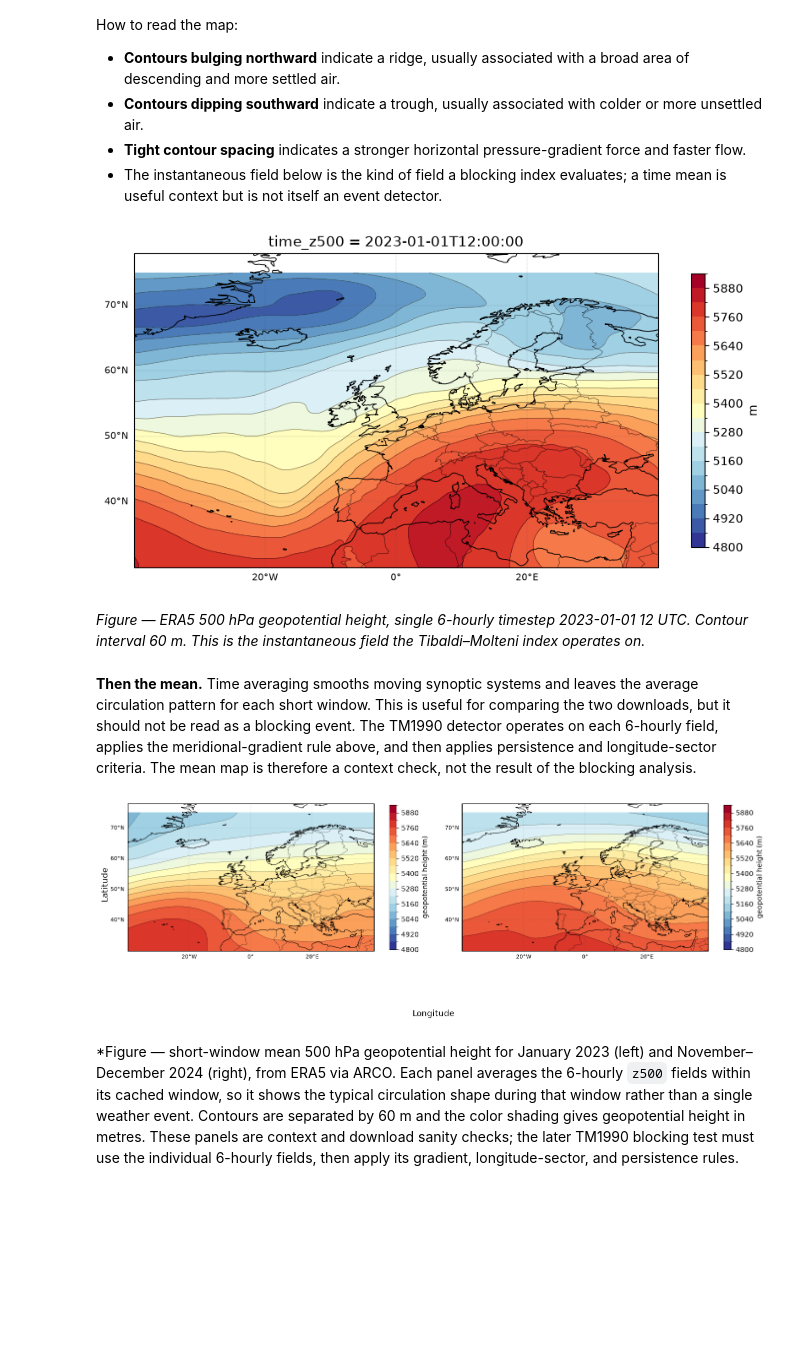
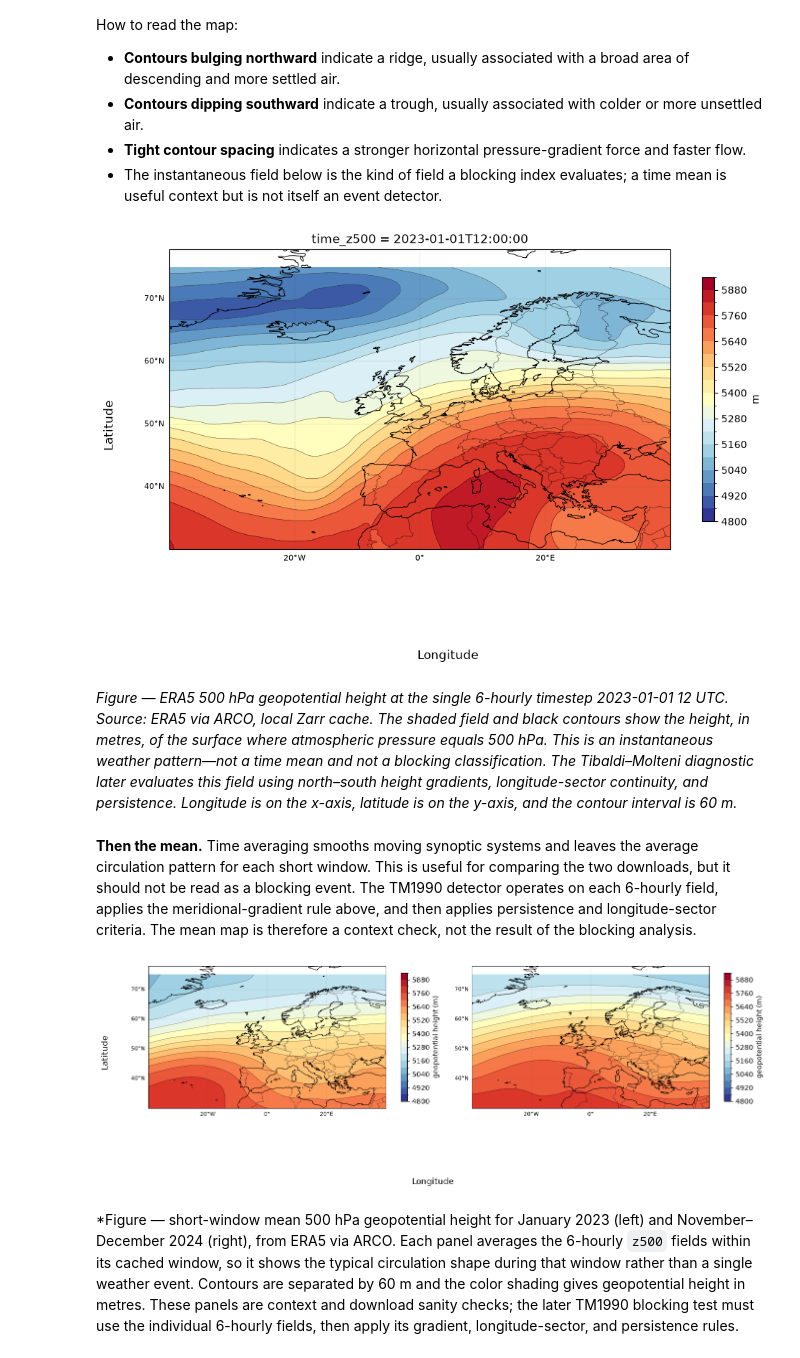
Before and after one commit to TunaHim/EuroGrid-Climate-Dynamics, a Jupyter notebook: notebooks/01_eda.ipynb, the cells around one changed output. Saved outputs shown, nothing was run; the diff lists cells and outputs as text; code cells hidden in the pictures; blank space fills up the shorter version.

Commit message:
Improve EDA table and figure documentation
Co-Authored-By: Himansu Kesari Pradhan <kesarihimansu@gmail.com>

```diff
--- a/notebooks/01_eda.ipynb
+++ b/notebooks/01_eda.ipynb
@@ -476,24 +497,26 @@ How to read the map:
 # %%
 # One instantaneous Z500 field: 2023-01-01 12 UTC. Filled + line contours, 60 m interval.
 ds = era5["2023-01"]
 fig, ax = plt.subplots(figsize=(10, 7), subplot_kw={"projection": PC})
 z = ds.z500.sel(time_z500="2023-01-01T12")
 map_ax(ax, "Z500 snapshot, 2023-01-01 12 UTC")
 z.plot.contourf(
     ax=ax,
     transform=PC,
     levels=range(4800, 6000, 60),
     cmap="RdYlBu_r",
     add_colorbar=True,
     cbar_kwargs={"label": "m", "shrink": 0.6},
 )
 z.plot.contour(ax=ax, transform=PC, levels=range(4800, 6000, 60), colors="k", linewidths=0.4, alpha=0.6)
+fig.supxlabel("Longitude", y=0.03)
+fig.supylabel("Latitude", x=0.02)
+fig.tight_layout(rect=[0.03, 0.08, 1, 0.98])
 plt.show()
 # %% [output]
-[figure, old version]
+[figure, new version]
 # %% [markdown]
-*Figure — ERA5 500 hPa geopotential height, single 6-hourly timestep 2023-01-01 12 UTC.*
-*Contour interval 60 m. This is the instantaneous field the Tibaldi–Molteni index operates on.*
+*Figure — ERA5 500 hPa geopotential height at the single 6-hourly timestep 2023-01-01 12 UTC. Source: ERA5 via ARCO, local Zarr cache. The shaded field and black contours show the height, in metres, of the surface where atmospheric pressure equals 500 hPa. This is an instantaneous weather pattern—not a time mean and not a blocking classification. The Tibaldi–Molteni diagnostic later evaluates this field using north–south height gradients, longitude-sector continuity, and persistence. Longitude is on the x-axis, latitude is on the y-axis, and the contour interval is 60 m.*
 # %% [markdown]
 **Then the mean.** Time averaging smooths moving synoptic systems and leaves the average circulation pattern for each short window. This is useful for comparing the two downloads, but it should not be read as a blocking event. The TM1990 detector operates on each 6-hourly field, applies the meridional-gradient rule above, and then applies persistence and longitude-sector criteria. The mean map is therefore a context check, not the result of the blocking analysis.
 # %%
@@ -520,10 +543,10 @@ for ax, w in zip(axes, era5, strict=True):
     )
 fig.supxlabel("Longitude")
 fig.supylabel("Latitude")
-fig.tight_layout()
+fig.tight_layout(rect=[0.03, 0.08, 1, 0.98])
 plt.show()
 # %% [output]
-[figure, old version]
+[figure, new version]
 # %% [markdown]
 *Figure — short-window mean 500 hPa geopotential height for January 2023 (left) and November–December 2024 (right), from ERA5 via ARCO. Each panel averages the 6-hourly `z500` fields within its cached window, so it shows the typical circulation shape during that window rather than a single weather event. Contours are separated by 60 m and the color shading gives geopotential height in metres. These panels are context and download sanity checks; the later TM1990 blocking test must use the individual 6-hourly fields, then apply its gradient, longitude-sector, and persistence rules.
 # %% [markdown]
```
Also changed, not shown: parts of 12 cells of this notebook.
